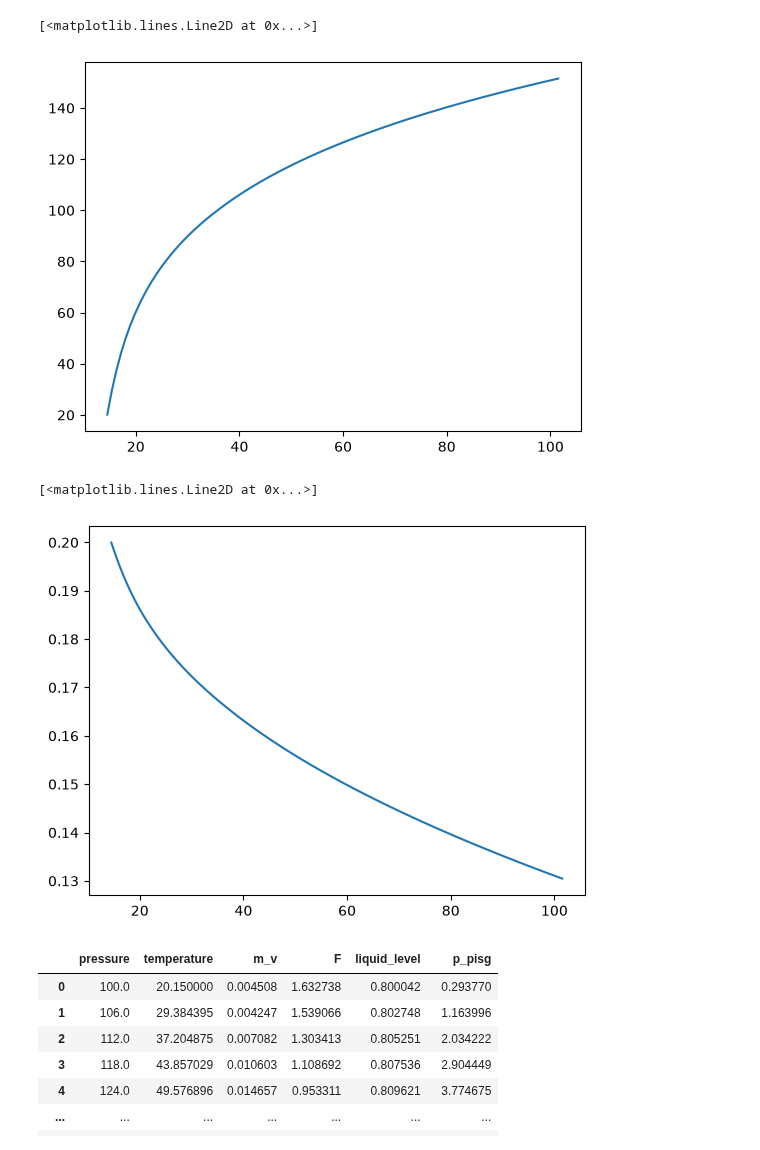
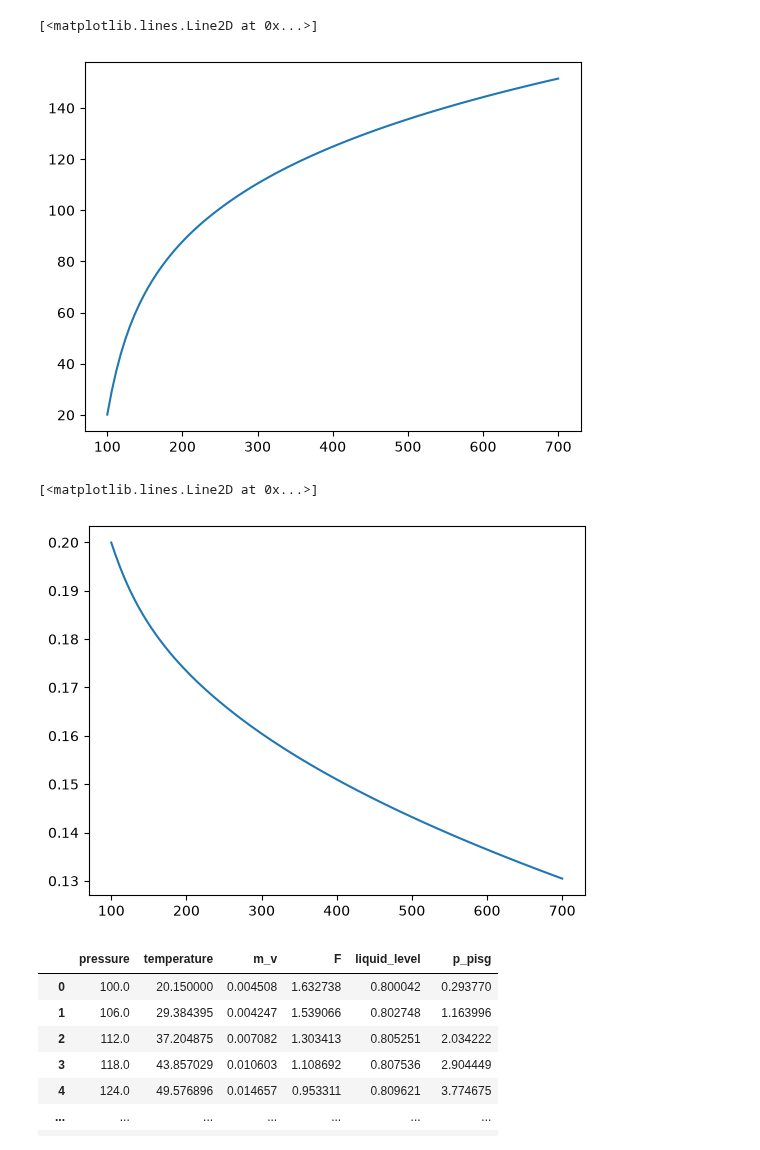
Before and after one commit to jack-sparrowh/Constant-Volume-Heating, a Jupyter notebook: const_vol.ipynb, the cells around one changed output. Cells and saved outputs as stored; diff of their text form; code cells hidden in the pictures.

```diff
--- a/const_vol.ipynb
+++ b/const_vol.ipynb
@@ -157,17 +157,17 @@ def temperature(T_0, P_0, P_e, no_of_steps):
 # %%
 pt_n = temperature(T_0-273, P_0, 700, 100)
 # %%
-plt.plot(pt_n[:, 0]/100*14.5, pt_n[:,1])
+plt.plot(pt_n[:, 0], pt_n[:,1])
 # %% [output]
 [<matplotlib.lines.Line2D at 0x...>]
-[figure, old version]
+[figure, new version]
 # %%
 alpha_n = 1 - spec_vol(pt_n[:, 1]+273.15) / spec_vol(T_0)*(1 - alpha_0)
 # %%
-plt.plot(pt_n[:, 0]/100*14.5, alpha_n)
+plt.plot(pt_n[:, 0], alpha_n)
 # %% [output]
 [<matplotlib.lines.Line2D at 0x...>]
-[figure, old version]
+[figure, new version]
 # %%
 a = pd.DataFrame(pt_n, columns=['pressure', 'temperature', 'm_v', 'F'])
 a.loc[:, 'liquid_level'] = spec_vol(a['temperature']+273.15) / spec_vol(T_0)*(1 - alpha_0)
```
